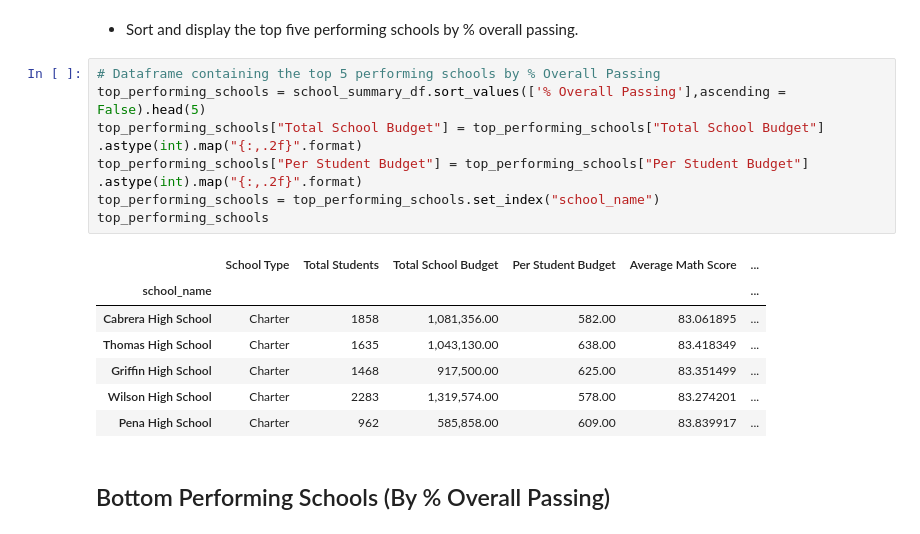
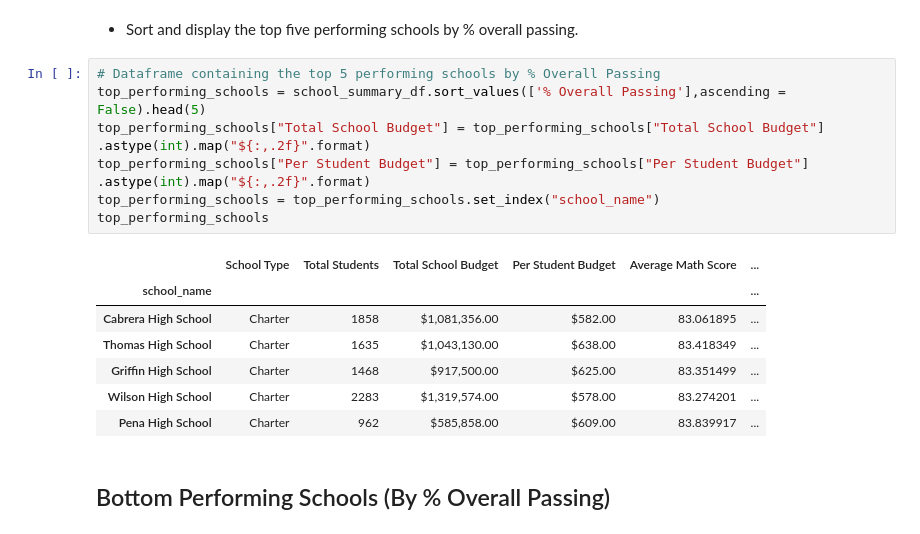
Before and after one commit to NTTGermania/Pandas-challenge, a Jupyter notebook: PyCitySchools/PyCitySchools_script.ipynb, the cells around one changed output. Cells and saved outputs as stored; diff of their text form.

```diff
--- a/PyCitySchools/PyCitySchools_script.ipynb
+++ b/PyCitySchools/PyCitySchools_script.ipynb
@@ -519,18 +519,18 @@ school_summary_df_final
 # %%
 # Dataframe containing the top 5 performing schools by % Overall Passing
 top_performing_schools = school_summary_df.sort_values(['% Overall Passing'],ascending = False).head(5)
-top_performing_schools["Total School Budget"] = top_performing_schools["Total School Budget"] .astype(int).map("{:,.2f}".format)
-top_performing_schools["Per Student Budget"] = top_performing_schools["Per Student Budget"] .astype(int).map("{:,.2f}".format)
+top_performing_schools["Total School Budget"] = top_performing_schools["Total School Budget"] .astype(int).map("${:,.2f}".format)
+top_performing_schools["Per Student Budget"] = top_performing_schools["Per Student Budget"] .astype(int).map("${:,.2f}".format)
 top_performing_schools = top_performing_schools.set_index("school_name")
 top_performing_schools
 # %% [output]
 |  | School Type | Total Students | Total School Budget | Per Student Budget | Average Math Score | ... |
 | school_name |  |  |  |  |  | ... |
-| Cabrera High School | Charter | 1858 | 1,081,356.00 | 582.00 | 83.061895 | ... |
-| Thomas High School | Charter | 1635 | 1,043,130.00 | 638.00 | 83.418349 | ... |
-| Griffin High School | Charter | 1468 | 917,500.00 | 625.00 | 83.351499 | ... |
-| Wilson High School | Charter | 2283 | 1,319,574.00 | 578.00 | 83.274201 | ... |
-| Pena High School | Charter | 962 | 585,858.00 | 609.00 | 83.839917 | ... |
+| Cabrera High School | Charter | 1858 | $1,081,356.00 | $582.00 | 83.061895 | ... |
+| Thomas High School | Charter | 1635 | $1,043,130.00 | $638.00 | 83.418349 | ... |
+| Griffin High School | Charter | 1468 | $917,500.00 | $625.00 | 83.351499 | ... |
+| Wilson High School | Charter | 2283 | $1,319,574.00 | $578.00 | 83.274201 | ... |
+| Pena High School | Charter | 962 | $585,858.00 | $609.00 | 83.839917 | ... |
 # %% [markdown]
 ## Bottom Performing Schools (By % Overall Passing)
 # %% [markdown]
```
Also changed, not shown: parts of 3 cells of this notebook.
